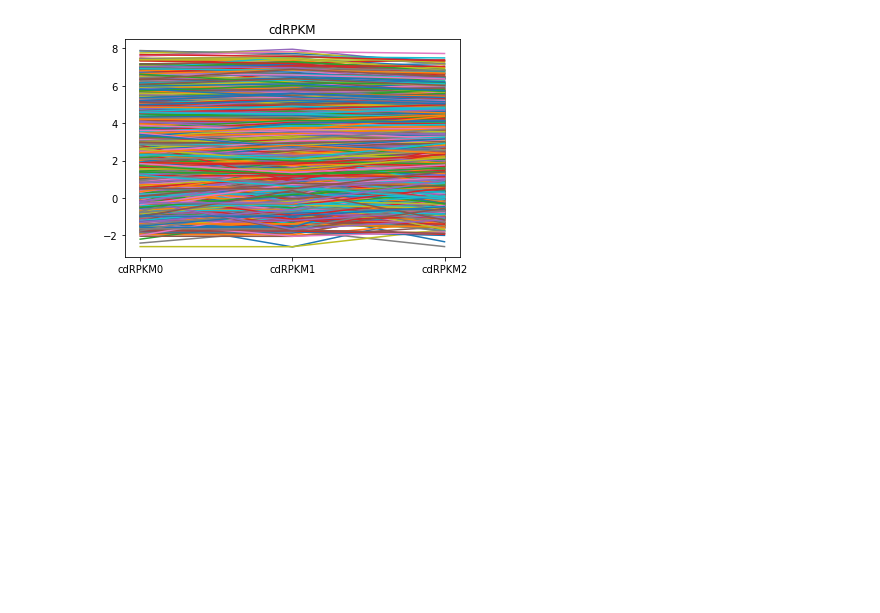
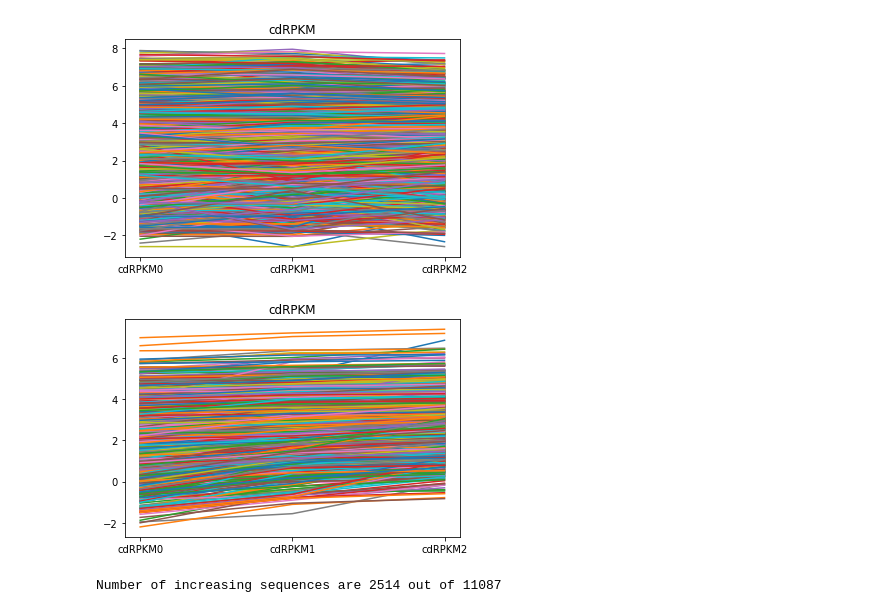
Before and after one commit to akd13/MA4199-FYP, a Jupyter notebook: Sample Data Plots/Exploratory Analysis.ipynb, the cells around one changed output. Saved outputs shown, nothing was run; the diff lists cells and outputs as text; code cells hidden in the pictures; blank space fills up the shorter version.

```diff
--- a/Sample Data Plots/Exploratory Analysis.ipynb
+++ b/Sample Data Plots/Exploratory Analysis.ipynb
@@ -25,6 +27,24 @@ def plot_histogram(list, bins, xlabel, ylabel, title):
     plt.ylabel(ylabel)
     plt.title(title)
     plt.show()
+
+#Check increasing sequence
+def monotonic_increase(x):
+    dx = np.diff(x)
+    return np.all(dx >= 0)
+
+#Check decreasing sequence
+def monotonic_decrease(x):
+    dx = np.diff(x)
+    return np.all(dx <= 0)
+
+#Check increasting then decreasing sequence
+def increase_decrease(x):
+    return x[1]>=x[0] and x[2]<=x[1]
+
+#Check increasting then decreasing sequence
+def decrease_increase(x):
+    return x[1]<=x[0] and x[2]>=x[1]
 # %%
 #Read data
 df_main = pd.read_csv('Data/cleaned.txt', sep=",")
@@ -67,3 +135,21 @@ for i, var_plot in enumerate(PLOT):
     plt.show()
 # %% [output]
 [figure]
+# %%
+# Plot values increasing across time points
+
+count=0
+for i, var_plot in enumerate(PLOT):
+    var_plot_list = PLOT_LIST[i]
+    fig = plt.subplot(111)
+    for j in range(len(df_main)):
+        expression_values = read_values(j, var_plot_list)
+        if(monotonic_increase(expression_values)):
+            fig.plot(var_plot_list, np.log(expression_values))
+            count+=1
+    plt.title(var_plot)
+    plt.show()
+print("Number of increasing sequences are", count, "out of", len(df_main))
+# %% [output]
+[figure, added]
+Number of increasing sequences are 2514 out of 11087
```
Also changed, not shown: parts of 11 cells of this notebook, 2 other files.
